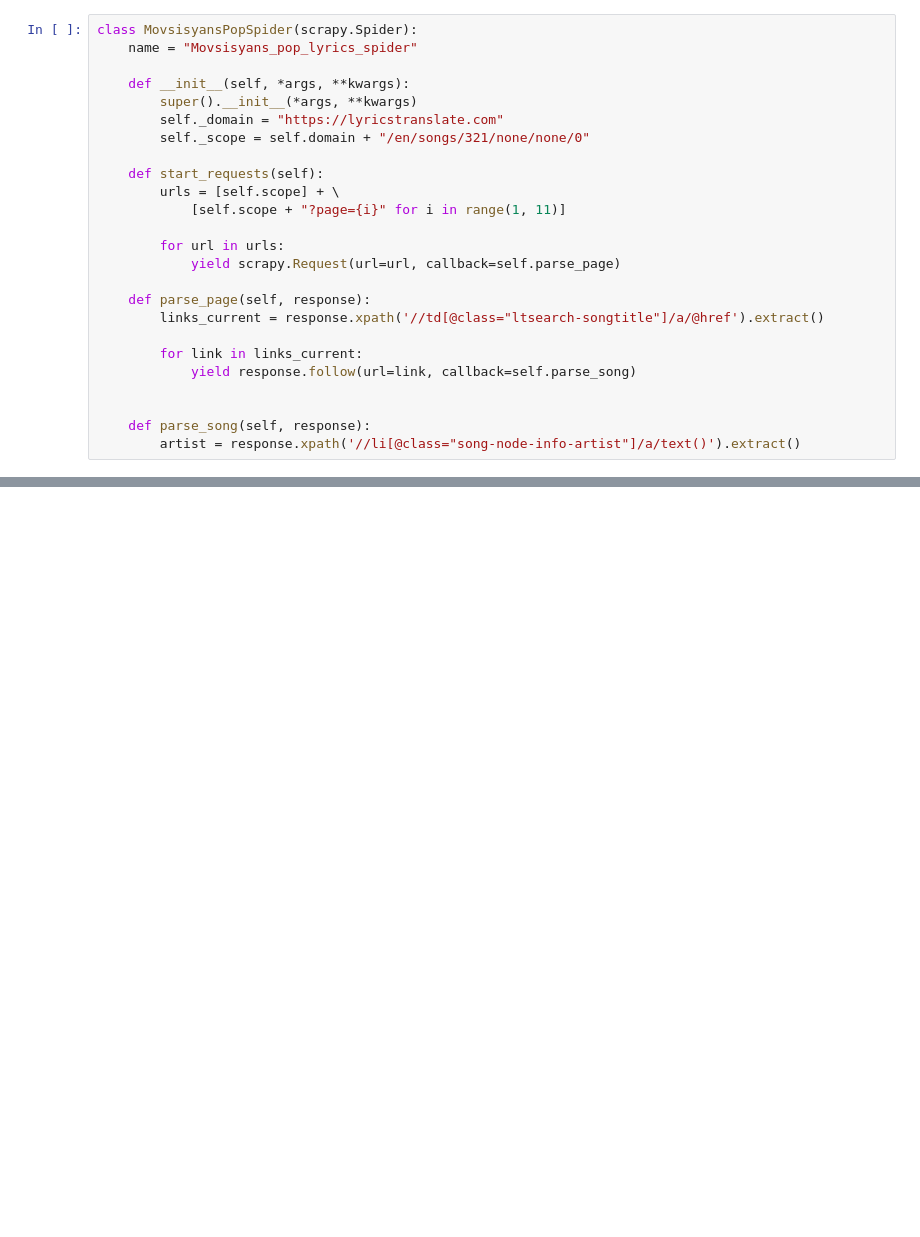
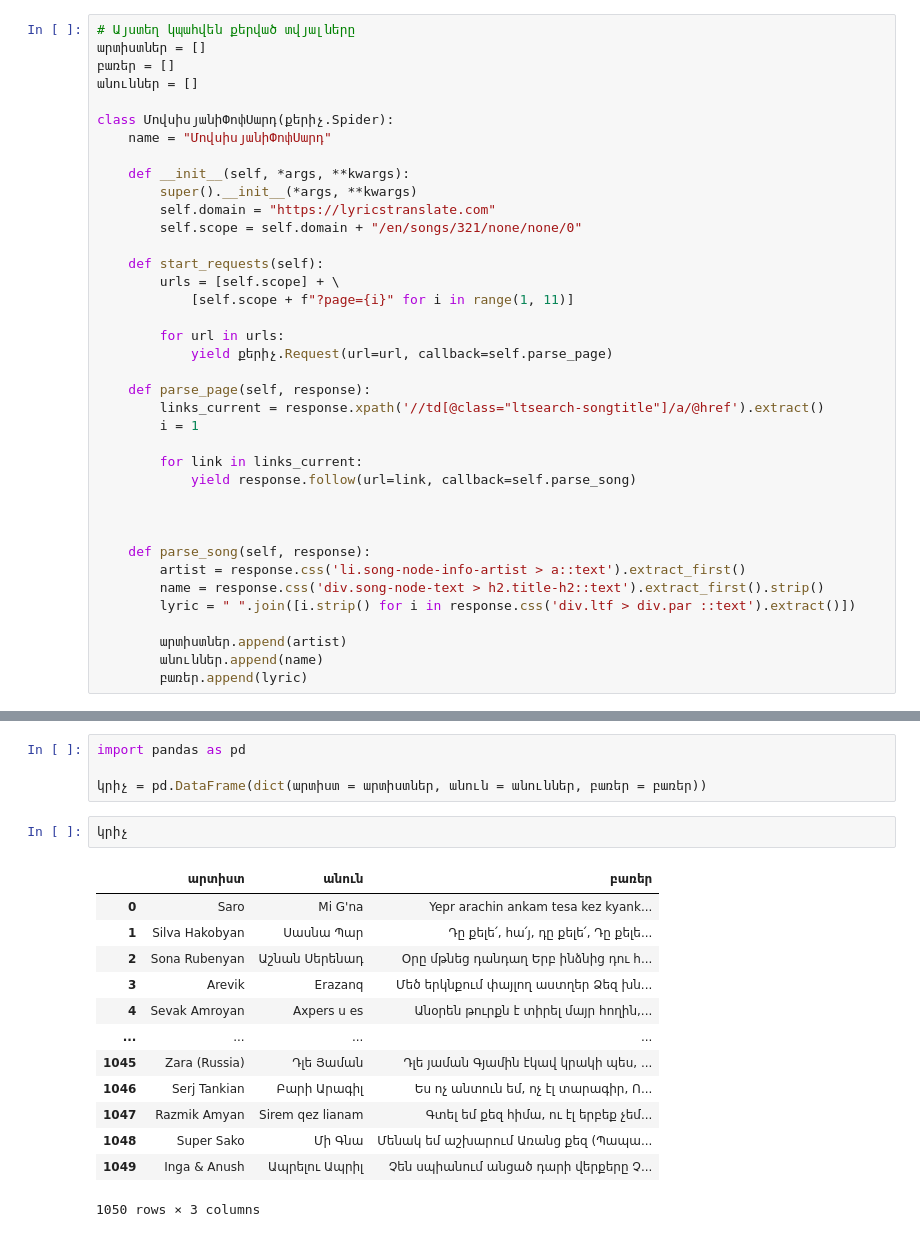
Before and after one commit to MovsisyanM/ArmenianPopSongLyrics, a Jupyter notebook: scraping.ipynb, the cells around one changed output, grey strips where cells are left out. Drawn from its saved outputs; the diff is of its cells as text; blank space fills up the shorter version.

```diff
--- a/scraping.ipynb
+++ b/scraping.ipynb
@@ -7,25 +6,38 @@ from scrapy.crawler import CrawlerProcess
 # %%
-class MovsisyansPopSpider(scrapy.Spider):
-    name = "Movsisyans_pop_lyrics_spider"
+# Այստեղ կպահվեն քերված տվյալները
+արտիստներ = []
+բառեր = []
+անուններ = []
+
+class ՄովսիսյանիՓոփՍարդ(քերիչ.Spider):
+    name = "ՄովսիսյանիՓոփՍարդ"
 
     def __init__(self, *args, **kwargs):
         super().__init__(*args, **kwargs)
-        self._domain = "https://lyricstranslate.com"
-        self._scope = self.domain + "/en/songs/321/none/none/0"
+        self.domain = "https://lyricstranslate.com"
+        self.scope = self.domain + "/en/songs/321/none/none/0"
 
     def start_requests(self):
         urls = [self.scope] + \
-            [self.scope + "?page={i}" for i in range(1, 11)]
+            [self.scope + f"?page={i}" for i in range(1, 11)]
 
         for url in urls:
-            yield scrapy.Request(url=url, callback=self.parse_page)
+            yield քերիչ.Request(url=url, callback=self.parse_page)
 
     def parse_page(self, response):
         links_current = response.xpath('//td[@class="ltsearch-songtitle"]/a/@href').extract()
+        i = 1
 
         for link in links_current:
             yield response.follow(url=link, callback=self.parse_song)
 
 
+
     def parse_song(self, response):
-        artist = response.xpath('//li[@class="song-node-info-artist"]/a/text()').extract()
+        artist = response.css('li.song-node-info-artist > a::text').extract_first()
+        name = response.css('div.song-node-text > h2.title-h2::text').extract_first().strip()
+        lyric = " ".join([i.strip() for i in response.css('div.ltf > div.par ::text').extract()])
+
+        արտիստներ.append(artist)
+        անուններ.append(name)
+        բառեր.append(lyric)
@@ -43,0 +70,20 @@ sel = scrapy.Selector(text=r.text)
+# %%
+import pandas as pd
+
+կրիչ = pd.DataFrame(dict(արտիստ = արտիստներ, անուն = անուններ, բառեր = բառեր))
+# %%
+կրիչ
+# %% [output]
+|  | արտիստ | անուն | բառեր |
+| 0 | Saro | Mi G'na | Yepr arachin ankam tesa kez kyank... |
+| 1 | Silva Hakobyan | Սասնա Պար | Դը քելե՛, հա՛յ, դը քելե՛, Դը քելե... |
+| 2 | Sona Rubenyan | Աշնան Սերենադ | Օրը մթնեց դանդաղ Երբ ինձնից դու հ... |
+| 3 | Arevik | Erazanq | Մեծ երկնքում փայլող աստղեր Ձեզ խն... |
+| 4 | Sevak Amroyan | Axpers u es | Անօրեն թուրքն է տիրել մայր հողին,... |
+| ... | ... | ... | ... |
+| 1045 | Zara (Russia) | Դլե Յաման | Դլե յաման Գյամին էկավ կրակի պես, ... |
+| 1046 | Serj Tankian | Բարի Արագիլ | Ես ոչ անտուն եմ, ոչ էլ տարագիր, Ո... |
+| 1047 | Razmik Amyan | Sirem qez lianam | Գտել եմ քեզ հիմա, ու էլ երբեք չեմ... |
+| 1048 | Super Sako | Մի Գնա | Մենակ եմ աշխարում Առանց քեզ (Պապա... |
+| 1049 | Inga & Anush | Ապրելու Ապրիլ | Չեն սպիանում անցած դարի վերքերը Չ... |
+1050 rows × 3 columns
```
Also changed, not shown: parts of 10 cells of this notebook.
